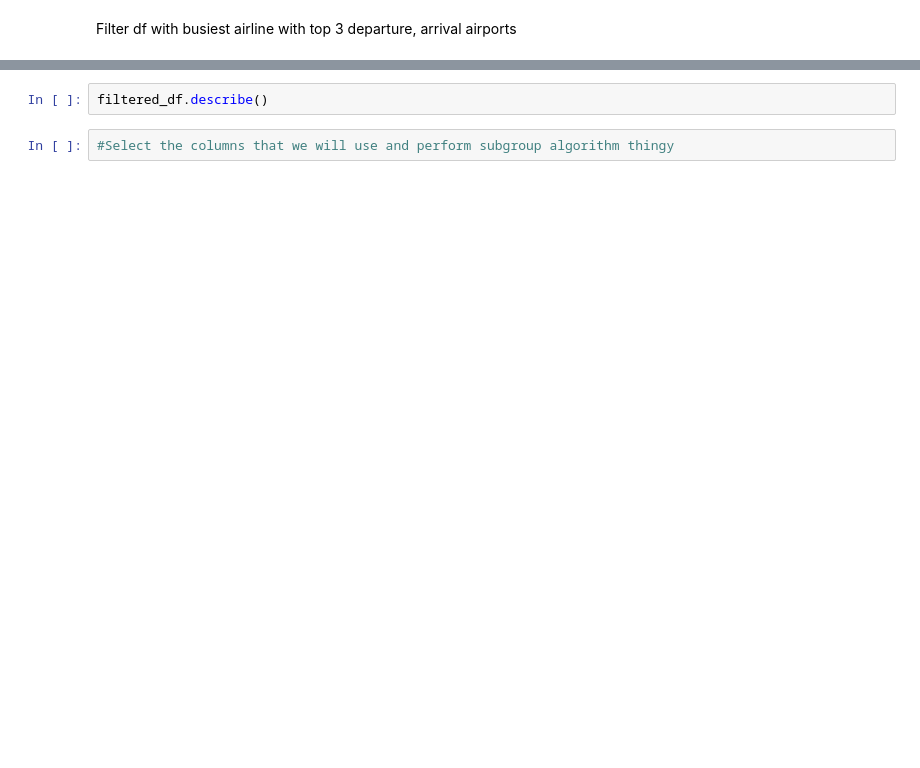
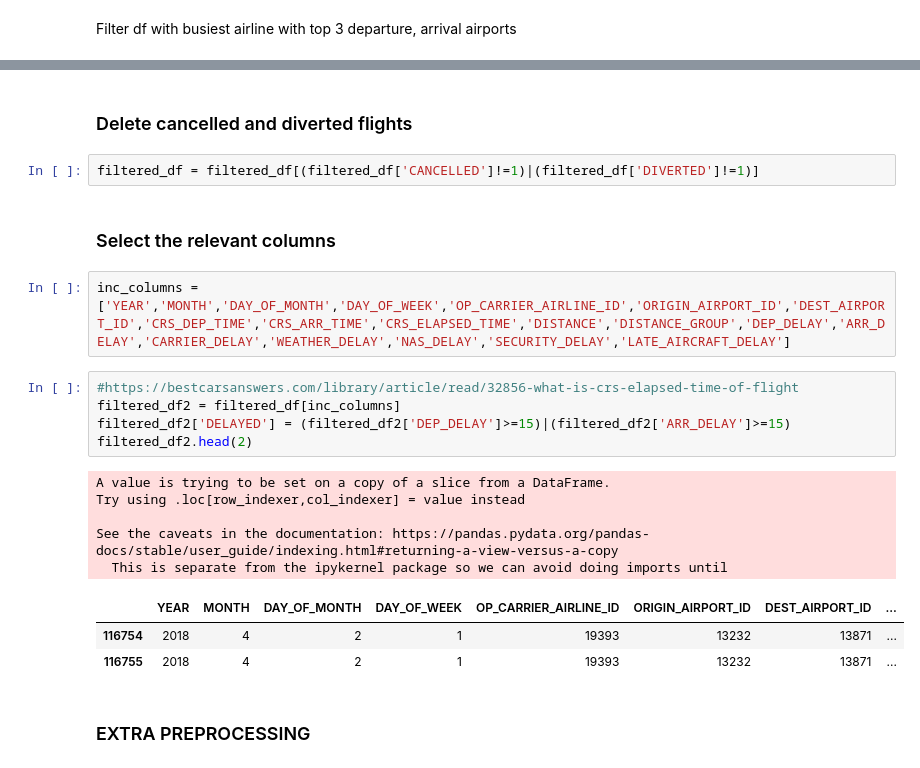
Before and after one commit to dyk00/2AMM20, a Jupyter notebook: data_selection.ipynb, the cells around one changed output, grey strips where cells are left out. Drawn from its saved outputs; the diff is of its cells as text; blank space fills up the shorter version.

Commit message:
Df prep for DSSD algorithm

```diff
--- a/data_selection.ipynb
+++ b/data_selection.ipynb
@@ -75,4 +170,24 @@ filtered_df.corr()
-# %%
-filtered_df.describe()
-# %%
-#Select the columns that we will use and perform subgroup algorithm thingy
+# %% [markdown]
+### Delete cancelled and diverted flights
+# %%
+filtered_df = filtered_df[(filtered_df['CANCELLED']!=1)|(filtered_df['DIVERTED']!=1)]
+# %% [markdown]
+### Select the relevant columns
+# %%
+inc_columns = ['YEAR','MONTH','DAY_OF_MONTH','DAY_OF_WEEK','OP_CARRIER_AIRLINE_ID','ORIGIN_AIRPORT_ID','DEST_AIRPORT_ID','CRS_DEP_TIME','CRS_ARR_TIME','CRS_ELAPSED_TIME','DISTANCE','DISTANCE_GROUP','DEP_DELAY','ARR_DELAY','CARRIER_DELAY','WEATHER_DELAY','NAS_DELAY','SECURITY_DELAY','LATE_AIRCRAFT_DELAY']
+# %%
+#https://bestcarsanswers.com/library/article/read/32856-what-is-crs-elapsed-time-of-flight
+filtered_df2 = filtered_df[inc_columns]
+filtered_df2['DELAYED'] = (filtered_df2['DEP_DELAY']>=15)|(filtered_df2['ARR_DELAY']>=15)
+filtered_df2.head(2)
+# %% [output]
+A value is trying to be set on a copy of a slice from a DataFrame.
+Try using .loc[row_indexer,col_indexer] = value instead
+
+See the caveats in the documentation: https://pandas.pydata.org/pandas-docs/stable/user_guide/indexing.html#returning-a-view-versus-a-copy
+  This is separate from the ipykernel package so we can avoid doing imports until
+|  | YEAR | MONTH | DAY_OF_MONTH | DAY_OF_WEEK | OP_CARRIER_AIRLINE_ID | ORIGIN_AIRPORT_ID | DEST_AIRPORT_ID | ... |
+| 116754 | 2018 | 4 | 2 | 1 | 19393 | 13232 | 13871 | ... |
+| 116755 | 2018 | 4 | 2 | 1 | 19393 | 13232 | 13871 | ... |
+# %% [markdown]
+### EXTRA PREPROCESSING
```
Also changed, not shown: parts of 34 cells of this notebook.
